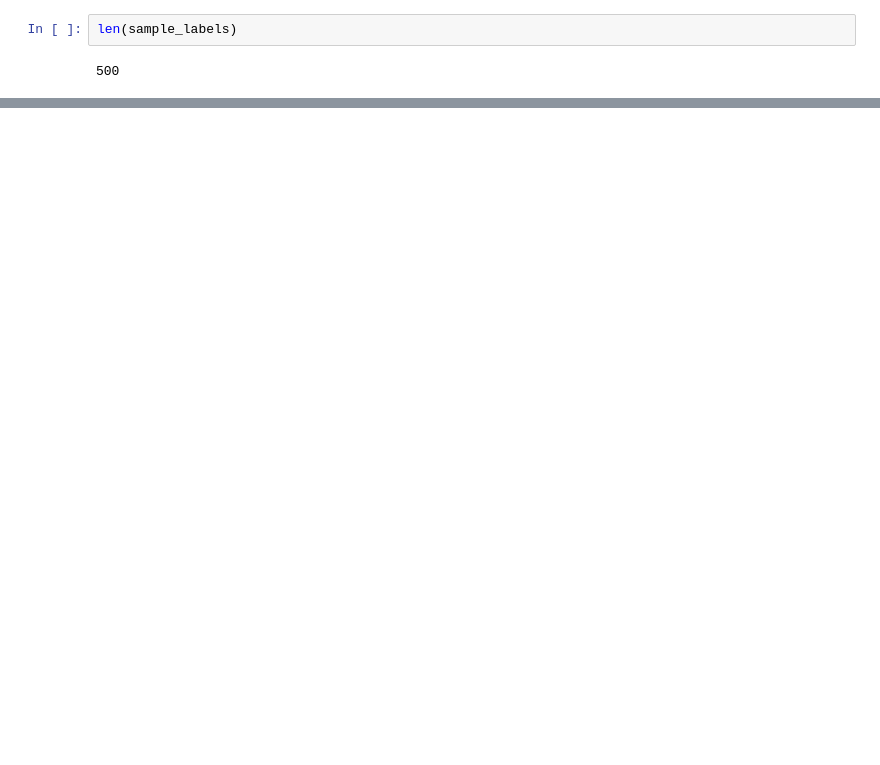
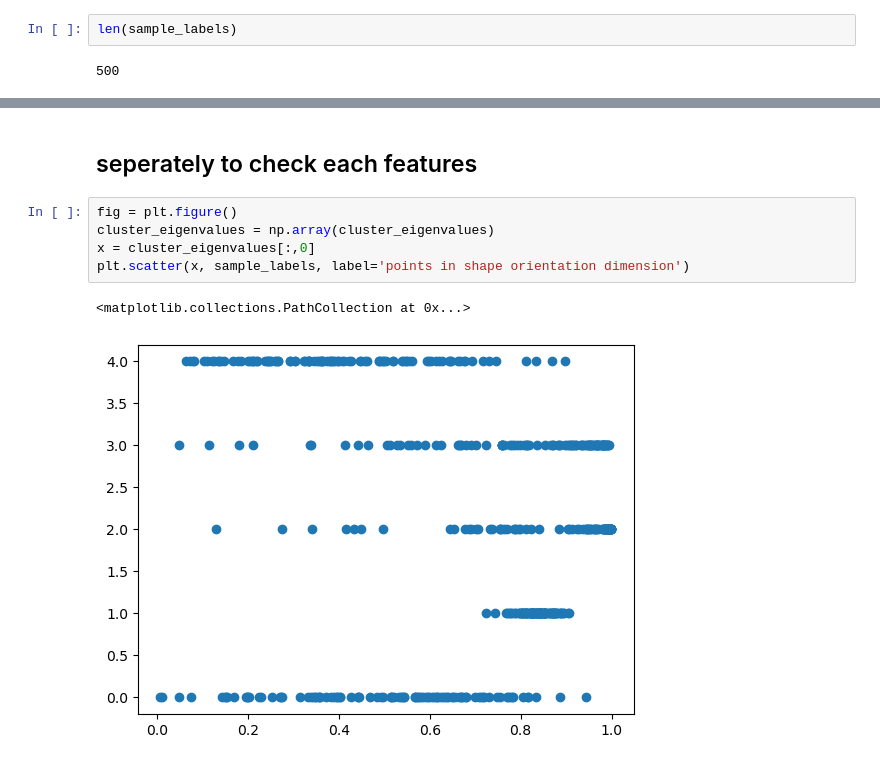
Before and after one commit to zhangchi233/assignment2_geo5017, a Jupyter notebook: code/data_preprocessing.ipynb, the cells around one changed output, grey strips where cells are left out. Cells and saved outputs as stored; diff of their text form; blank space fills up the shorter version.

```diff
--- a/code/data_preprocessing.ipynb
+++ b/code/data_preprocessing.ipynb
@@ -140,0 +148,10 @@ with open("../data"+"/"+"point_labels.txt",'wb') as sf:
+# %% [markdown]
+## seperately to check each features
+# %%
+fig = plt.figure()
+cluster_eigenvalues = np.array(cluster_eigenvalues)
+x = cluster_eigenvalues[:,0]
+plt.scatter(x, sample_labels, label='points in shape orientation dimension')
+# %% [output]
+<matplotlib.collections.PathCollection at 0x...>
+[figure, added]
```
Also changed, not shown: parts of 19 cells of this notebook, 1 other file.
